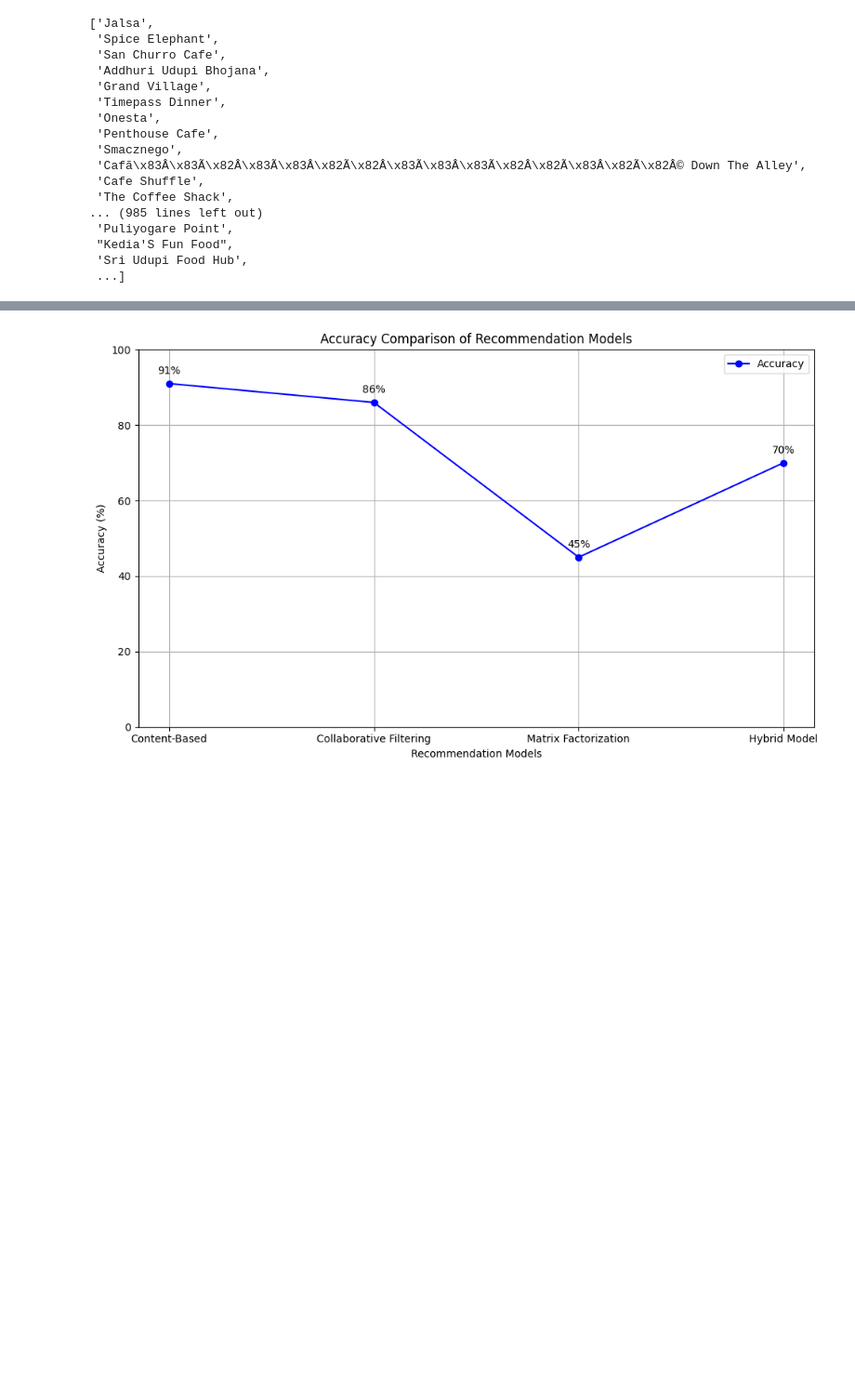
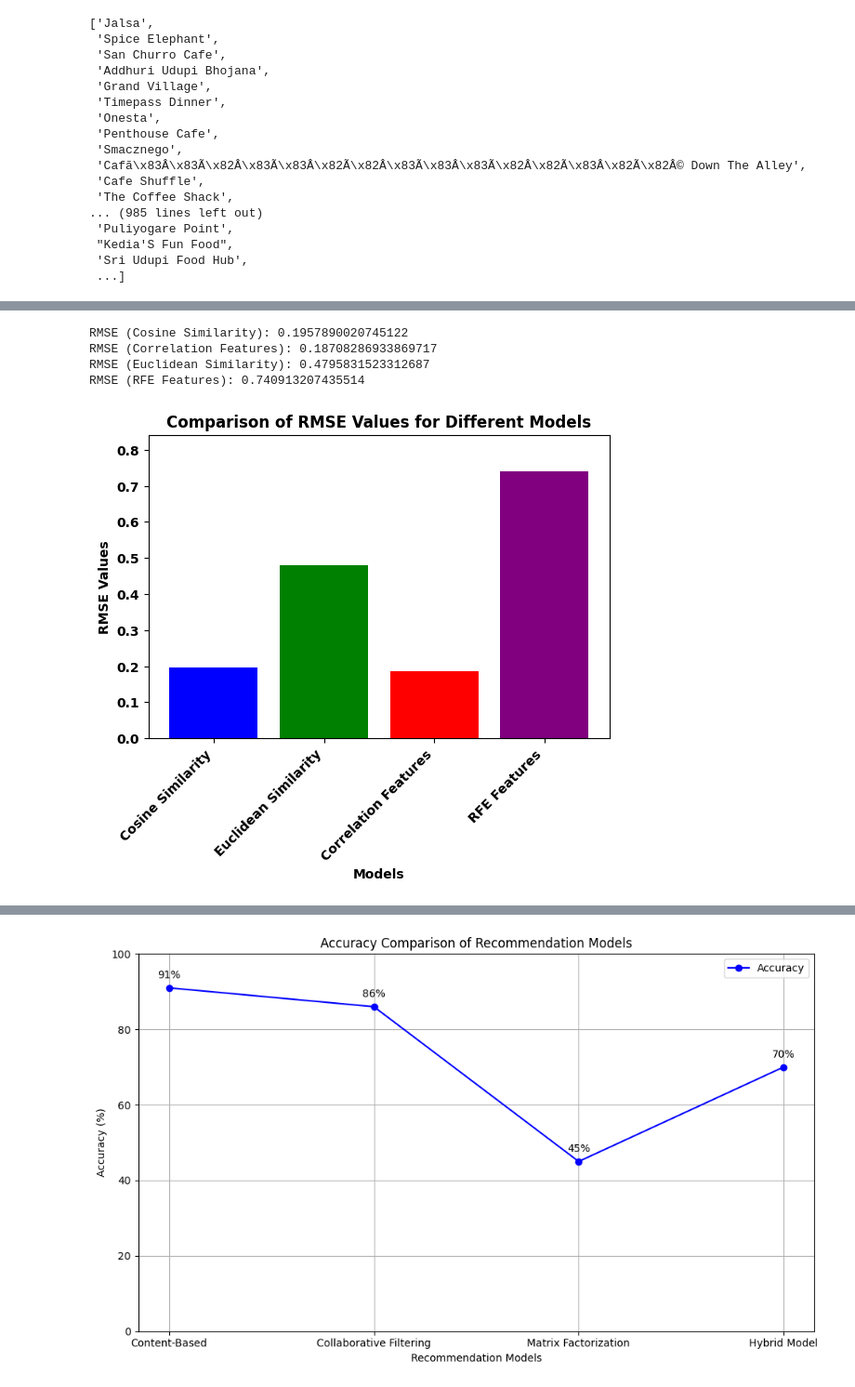
Before and after one commit to rakshyak-98/restraunt, a Jupyter notebook: main1.ipynb, the cells around one changed output, grey strips where cells are left out. Shown at 93% size. Cells and saved outputs as stored; diff of their text form; code cells hidden in the pictures; blank space fills up the shorter version.

```diff
--- a/main1.ipynb
+++ b/main1.ipynb
@@ -772,36 +861,45 @@ model_rfe.fit(rfe_features, actual_ratings)
 
 # Make predictions on RFE features
 predicted_ratings_rfe = model_rfe.predict(rfe_features)
 
 # Calculate RMSE for RFE features
 rmse_rfe = sqrt(mean_squared_error(actual_ratings, predicted_ratings_rfe))
 print("RMSE (RFE Features):", rmse_rfe)
 import matplotlib.pyplot as plt
 
 # Replace these values with your actual RMSE values
 rmse_values = [rmse_cosine,  rmse_euclidean, rmse_corr, rmse_rfe]
 models = ['Cosine Similarity', 'Euclidean Similarity','Correlation Features', 'RFE Features']
 
 # # Plotting
 # plt.bar(models, rmse_values, color=['blue', 'green', 'red', 'purple'])
 # plt.xlabel('Models')
 # plt.ylabel('RMSE Values')
 # plt.title('Comparison of RMSE Values for Different Models')
 # plt.ylim(0, max(rmse_values) + 0.1)  # Adjust ylim for better visualization
 # plt.show()
 fig, ax = plt.subplots()
 ax.bar(models, rmse_values, color=['blue', 'green', 'red', 'purple'])
 
 # Adjust x-axis labels and increase the space between them
 ax.set_xticks(models)
 ax.set_xticklabels(models, rotation=45, ha='right')  # Rotate labels for better readability
 plt.subplots_adjust(bottom=0.2)  # Adjust the bottom margin to make room for rotated labels
+plt.setp(plt.gca().get_xticklabels(), weight='bold')
 
-plt.xlabel('Models')
-plt.ylabel('RMSE Values')
-plt.title('Comparison of RMSE Values for Different Models')
+# Making y-axis tick labels (accuracy) bolder
+plt.yticks(weight='bold')
+plt.xlabel('Models',weight='bold')
+plt.ylabel('RMSE Values',weight='bold')
+plt.title('Comparison of RMSE Values for Different Models',weight='bold')
 plt.ylim(0, max(rmse_values) + 0.1)  # Adjust ylim for better visualization
 plt.show()
+# %% [output]
+RMSE (Cosine Similarity): 0.1957890020745122
+RMSE (Correlation Features): 0.18708286933869717
+RMSE (Euclidean Similarity): 0.4795831523312687
+RMSE (RFE Features): 0.740913207435514
+[figure, added]
 # %%
 # Calculate combined accuracy for (Cosine Similarity + Correlation Features) and (Euclidean Similarity + RFE Features)
 accuracy_combined_cos_corr = 1 / ((1 / rmse_values['Cosine Similarity']) + (1 / rmse_values['Correlation Features']))
```
Also changed, not shown: parts of 16 cells of this notebook, 23 other files.
